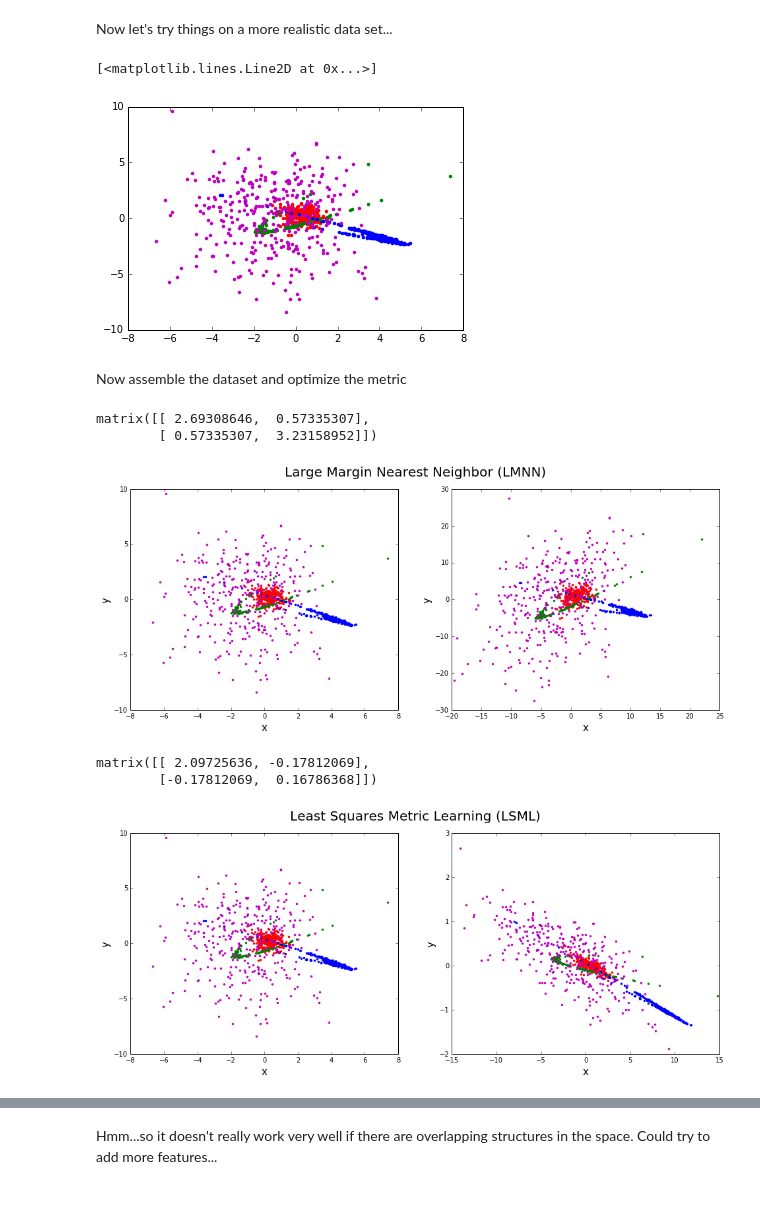
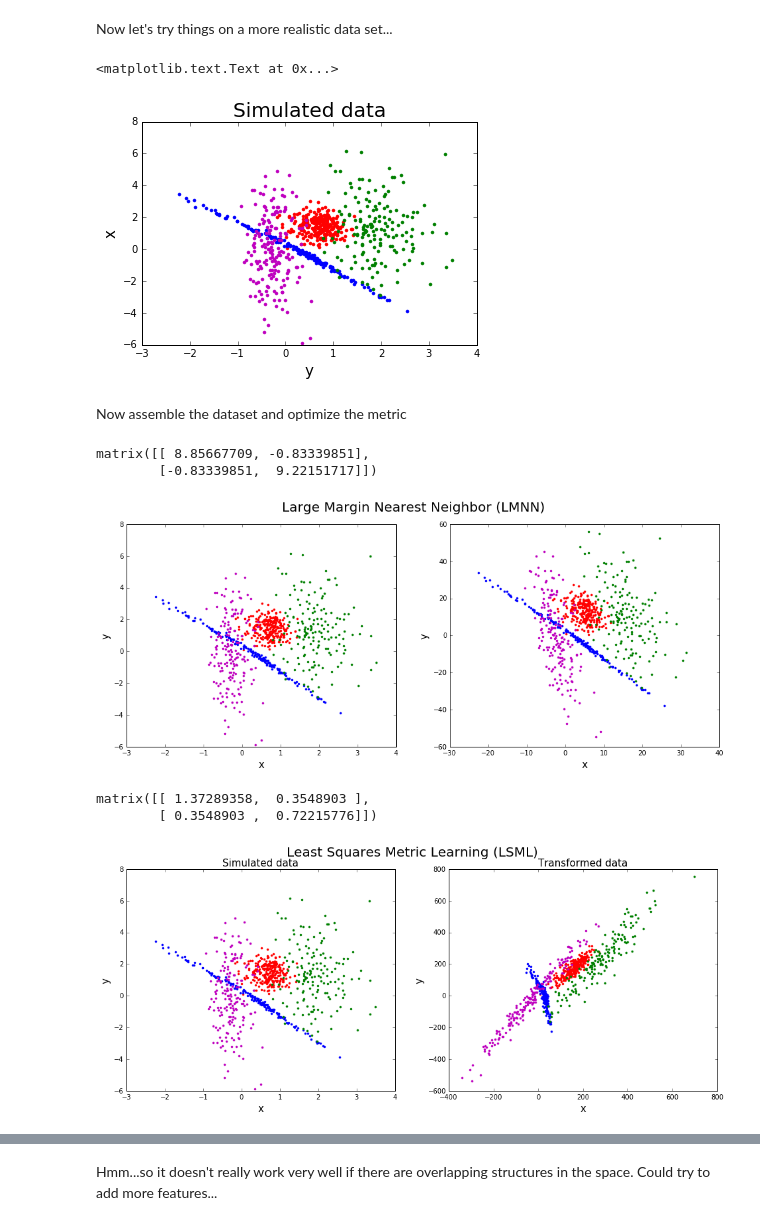
Before and after one commit to bbertoni/StellarSubstructure, a Jupyter notebook: OptimizeMetric.ipynb, the cells around one changed output, grey strips where cells are left out. Cells and saved outputs as stored; diff of their text form; code cells hidden in the pictures.

```diff
--- a/OptimizeMetric.ipynb
+++ b/OptimizeMetric.ipynb
@@ -191,30 +195,27 @@ fig.set_size_inches(16, 6)
 Now let's try things on a more realistic data set...
 # %%
 def data():
-    N = np.random.randint(50,300)
+    N = np.random.randint(200,400)
     c = 2*np.random.random()
-    x1 = np.random.normal(c,0.5,N)
+    x1 = np.random.normal(c/2,0.25,N)
     y1 = np.random.normal(c,0.5,N)
 
-    N = np.random.randint(50,300)
-    c = 3*np.random.random()
-    x2 = np.random.normal(0,1,N)
-    y2 = -x2**2 + np.random.normal(c,0.5,N)+2
-    theta = 2*np.pi*np.random.random()
+    N = np.random.randint(200,400)
+    y2 = np.random.normal(0,2,N)
+    x2 = np.exp(-(y2**2)/(2*2**2))*(1/np.sqrt(2*np.pi*2**2)) + np.random.normal(0,0.05,N)
+    theta = (np.pi/4)*np.random.random()
     x2 = np.cos(theta)*x2 - np.sin(theta)*y2
     y2 = np.sin(theta)*x2 + np.cos(theta)*y2
 
-    N = np.random.randint(50,300)
+    N = np.random.randint(200,400)
     c = 2*np.random.random()
-    y3 = np.random.normal(0,1,N)
-    x3 = y3**2 + np.random.normal(c,0.2,N)-3
-    theta = 2*np.pi*np.random.random()
-    x3 = np.cos(theta)*x3 - np.sin(theta)*y3
-    y3 = np.sin(theta)*x3 + np.cos(theta)*y3
+    x3 = np.random.normal(c+0.4,0.5,N)
+    y3 = np.random.normal(c,1.6,N)
 
-    N = np.random.randint(100,600)
-    x4 = np.random.normal(-1,2,N)
-    y4 = np.random.normal(0,3,N)
+    c = 2*np.random.random()
+    N = np.random.randint(200,400)
+    x4 = np.random.normal(c-0.9,0.25,N)
+    y4 = np.random.normal(c-0.6,1.5,N)
 
     return x1,y1,x2,y2,x3,y3,x4,y4
 # %%
@@ -222,11 +223,14 @@ x1,y1,x2,y2,x3,y3,x4,y4 = data()
 # %%
 plt.plot(x1,y1,'r.')
 plt.plot(x2,y2,'b.')
 plt.plot(x3,y3,'g.')
 plt.plot(x4,y4,'m.')
+plt.xlabel("y",size=15)
+plt.ylabel("x",size=15)
+plt.title("Simulated data",size=20)
 # %% [output]
-[<matplotlib.lines.Line2D at 0x...>]
+<matplotlib.text.Text at 0x...>
-[figure, old version]
+[figure, new version]
 # %% [markdown]
 Now assemble the dataset and optimize the metric
 # %%
@@ -239,8 +243,8 @@ lmnn = LMNN(k=4, learn_rate=1e-6)
 lmnn_metric=np.matrix(lmnn.fit(X,Y).metric())
 lmnn_metric
 # %% [output]
-matrix([[ 2.69308646,  0.57335307],
-        [ 0.57335307,  3.23158952]])
+matrix([[ 8.85667709, -0.83339851],
+        [-0.83339851,  9.22151717]])
 # %%
 X_transform = lmnn_metric * np.transpose(np.matrix(X))
 # %%
@@ -266,14 +270,14 @@ plt.suptitle("Large Margin Nearest Neighbor (LMNN)",size=20)
 
 fig.set_size_inches(16, 6)
 # %% [output]
-[figure, old version]
+[figure, new version]
 # %%
 lsml = LSML_Supervised(num_constraints=200)
 lsml_metric = np.matrix(lsml.fit(X,Y).metric())
 lsml_metric
 # %% [output]
-matrix([[ 2.09725636, -0.17812069],
-        [-0.17812069,  0.16786368]])
+matrix([[ 1.37289358,  0.3548903 ],
+        [ 0.3548903 ,  0.72215776]])
 # %%
 X_transform = lsml_metric * np.transpose(np.matrix(X))
 # %%
@@ -286,6 +290,7 @@ plt.plot(x3,y3,'g.')
 plt.plot(x4,y4,'m.')
 plt.xlabel("x",size=15)
 plt.ylabel("y",size=15)
+plt.title("Simulated data",size=15)
 
 plt.subplot(122)
 plt.plot(X_transform[0,0:len(x1)],X_transform[1,0:len(x1)],'r.')
@@ -294,12 +299,13 @@ plt.plot(X_transform[0,len(x1)+len(x2):len(x1)+len(x2)+len(x3)],X_transform[1,le
 plt.plot(X_transform[0,len(x1)+len(x2)+len(x3):],X_transform[1,len(x1)+len(x2)+len(x3):],'m.')
 plt.xlabel("x",size=15)
 plt.ylabel("y",size=15)
+plt.title("Transformed data",size=15)
 
 plt.suptitle("Least Squares Metric Learning (LSML)",size=20)
 
 fig.set_size_inches(16, 6)
 # %% [output]
-[figure, old version]
+[figure, new version]
 # %%
 nca = NCA(max_iter=1000, learning_rate=0.01)
 nca_metric = np.matrix(nca.fit(X, Y).metric())
```
Also changed, not shown: parts of 28 cells of this notebook, 6 other files.
